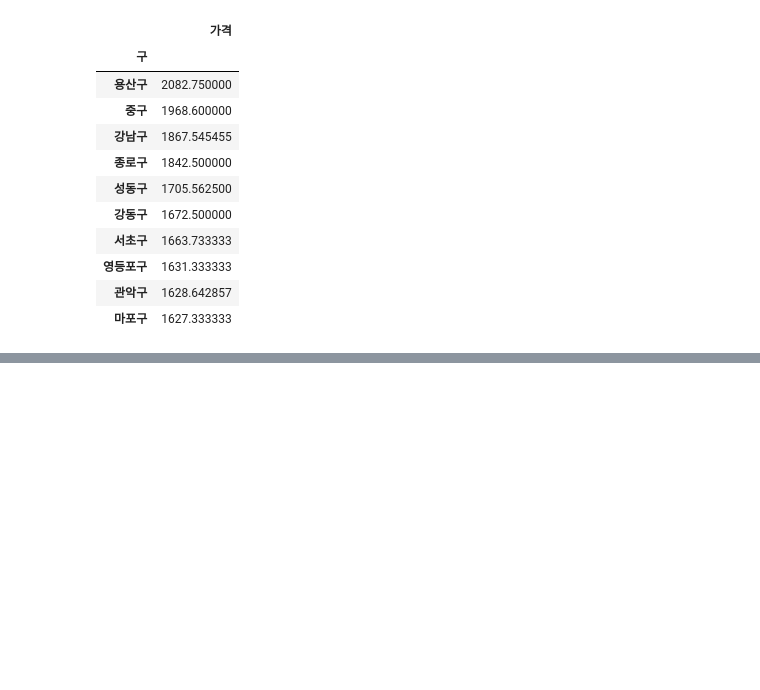
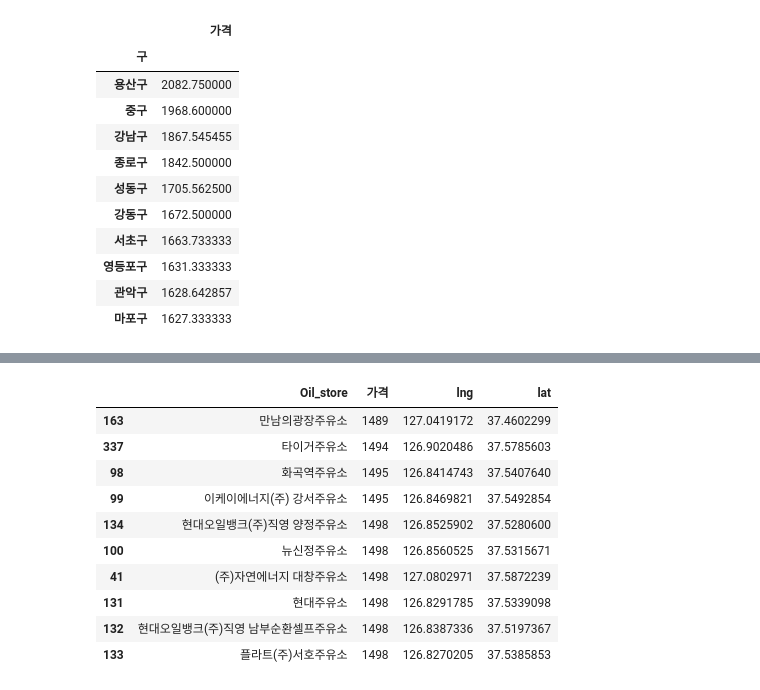
Before and after one commit to LeeHosik/Python-Study, a Jupyter notebook: DataAnalysis/Note/12.서울시 유가 정보 분석.ipynb, the cells around one changed output, grey strips where cells are left out. Cells and saved outputs as stored; diff of their text form; code cells hidden in the pictures; blank space fills up the shorter version.

```diff
--- a/DataAnalysis/Note/12.서울시 유가 정보 분석.ipynb
+++ b/DataAnalysis/Note/12.서울시 유가 정보 분석.ipynb
@@ -360,0 +462,14 @@ stations[['구','가격']].pivot_table('가격', index='구').sort_values(by='
+# %%
+lowPrice
+# %% [output]
+|  | Oil_store | 가격 | lng | lat |
+| 163 | 만남의광장주유소 | 1489 | 127.0419172 | 37.4602299 |
+| 337 | 타이거주유소 | 1494 | 126.9020486 | 37.5785603 |
+| 98 | 화곡역주유소 | 1495 | 126.8414743 | 37.5407640 |
+| 99 | 이케이에너지(주) 강서주유소 | 1495 | 126.8469821 | 37.5492854 |
+| 134 | 현대오일뱅크(주)직영 양정주유소 | 1498 | 126.8525902 | 37.5280600 |
+| 100 | 뉴신정주유소 | 1498 | 126.8560525 | 37.5315671 |
+| 41 | (주)자연에너지 대창주유소 | 1498 | 127.0802971 | 37.5872239 |
+| 131 | 현대주유소 | 1498 | 126.8291785 | 37.5339098 |
+| 132 | 현대오일뱅크(주)직영 남부순환셀프주유소 | 1498 | 126.8387336 | 37.5197367 |
+| 133 | 플라트(주)서호주유소 | 1498 | 126.8270205 | 37.5385853 |
```
Also changed, not shown: parts of 13 cells of this notebook, 16 other files.
